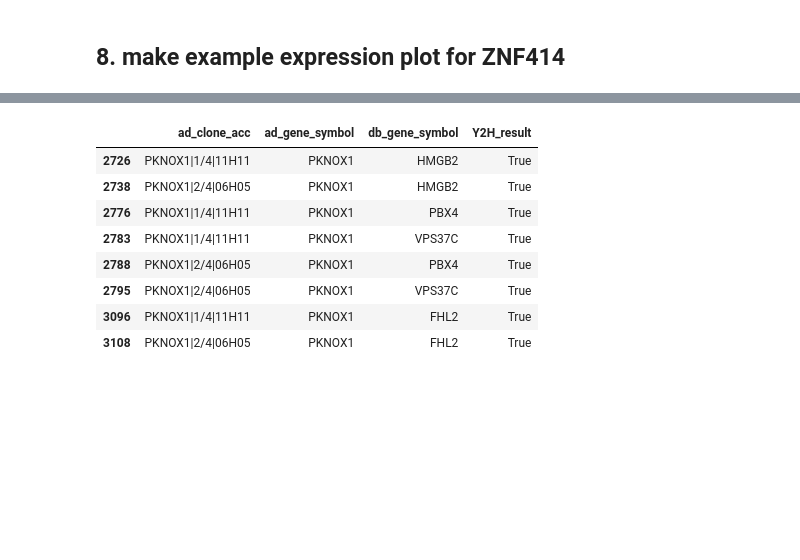
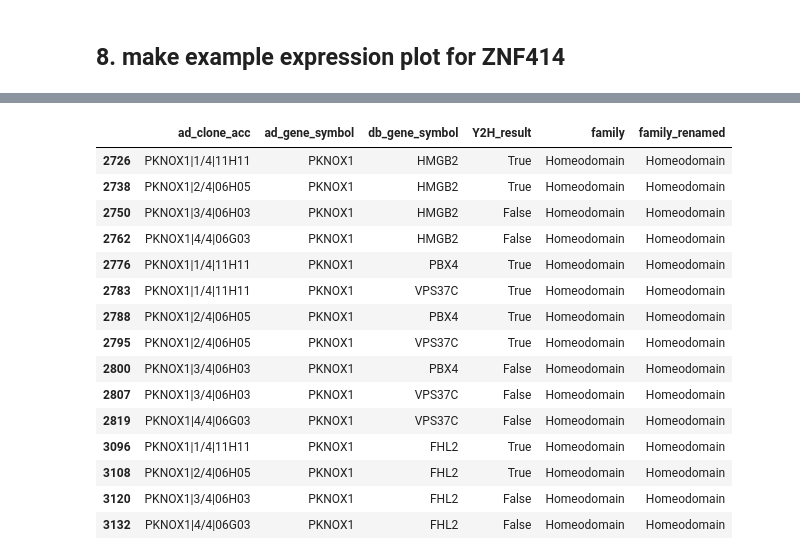
Before and after one commit to CCSB-DFCI/TF_isoforms_paper, a Jupyter notebook: src/clone_dataset_overview/Fig2__Clone_Dataset_Overview.ipynb, the cells around one changed output, grey strips where cells are left out. Drawn from its saved outputs; the diff is of its cells as text; code cells hidden in the pictures; blank space fills up the shorter version.

```diff
--- a/src/clone_dataset_overview/Fig2__Clone_Dataset_Overview.ipynb
+++ b/src/clone_dataset_overview/Fig2__Clone_Dataset_Overview.ipynb
@@ -526,0 +517,9 @@ y2h.sample(5)
+# %%
+y2h = load_y2h_isoform_data(require_at_least_one_ppi_per_isoform=False)
+y2h['family'] = y2h['ad_gene_symbol'].map(fam)
+y2h['family_renamed'] = y2h.apply(rename_family, axis=1)
+
+# remove any rows with na values
+print(len(y2h))
+y2h = y2h[~pd.isnull(y2h['Y2H_result'])]
+print(len(y2h))
@@ -1082,13 +1084,19 @@ developmental_tissue_expression_plot("ZNF414", (7.2, 1.75), (0, 6), means_dev, n
 # %%
-y2h = load_y2h_isoform_data()
 y2h[y2h['ad_gene_symbol'] == 'PKNOX1']
 # %% [output]
-|  | ad_clone_acc | ad_gene_symbol | db_gene_symbol | Y2H_result |
-| 2726 | PKNOX1|1/4|11H11 | PKNOX1 | HMGB2 | True |
-| 2738 | PKNOX1|2/4|06H05 | PKNOX1 | HMGB2 | True |
-| 2776 | PKNOX1|1/4|11H11 | PKNOX1 | PBX4 | True |
-| 2783 | PKNOX1|1/4|11H11 | PKNOX1 | VPS37C | True |
-| 2788 | PKNOX1|2/4|06H05 | PKNOX1 | PBX4 | True |
-| 2795 | PKNOX1|2/4|06H05 | PKNOX1 | VPS37C | True |
-| 3096 | PKNOX1|1/4|11H11 | PKNOX1 | FHL2 | True |
-| 3108 | PKNOX1|2/4|06H05 | PKNOX1 | FHL2 | True |
+|  | ad_clone_acc | ad_gene_symbol | db_gene_symbol | Y2H_result | family | family_renamed |
+| 2726 | PKNOX1|1/4|11H11 | PKNOX1 | HMGB2 | True | Homeodomain | Homeodomain |
+| 2738 | PKNOX1|2/4|06H05 | PKNOX1 | HMGB2 | True | Homeodomain | Homeodomain |
+| 2750 | PKNOX1|3/4|06H03 | PKNOX1 | HMGB2 | False | Homeodomain | Homeodomain |
+| 2762 | PKNOX1|4/4|06G03 | PKNOX1 | HMGB2 | False | Homeodomain | Homeodomain |
+| 2776 | PKNOX1|1/4|11H11 | PKNOX1 | PBX4 | True | Homeodomain | Homeodomain |
+| 2783 | PKNOX1|1/4|11H11 | PKNOX1 | VPS37C | True | Homeodomain | Homeodomain |
+| 2788 | PKNOX1|2/4|06H05 | PKNOX1 | PBX4 | True | Homeodomain | Homeodomain |
+| 2795 | PKNOX1|2/4|06H05 | PKNOX1 | VPS37C | True | Homeodomain | Homeodomain |
+| 2800 | PKNOX1|3/4|06H03 | PKNOX1 | PBX4 | False | Homeodomain | Homeodomain |
+| 2807 | PKNOX1|3/4|06H03 | PKNOX1 | VPS37C | False | Homeodomain | Homeodomain |
+| 2819 | PKNOX1|4/4|06G03 | PKNOX1 | VPS37C | False | Homeodomain | Homeodomain |
+| 3096 | PKNOX1|1/4|11H11 | PKNOX1 | FHL2 | True | Homeodomain | Homeodomain |
+| 3108 | PKNOX1|2/4|06H05 | PKNOX1 | FHL2 | True | Homeodomain | Homeodomain |
+| 3120 | PKNOX1|3/4|06H03 | PKNOX1 | FHL2 | False | Homeodomain | Homeodomain |
+| 3132 | PKNOX1|4/4|06G03 | PKNOX1 | FHL2 | False | Homeodomain | Homeodomain |
```
Also changed, not shown: parts of 29 cells of this notebook, 7 other files.
